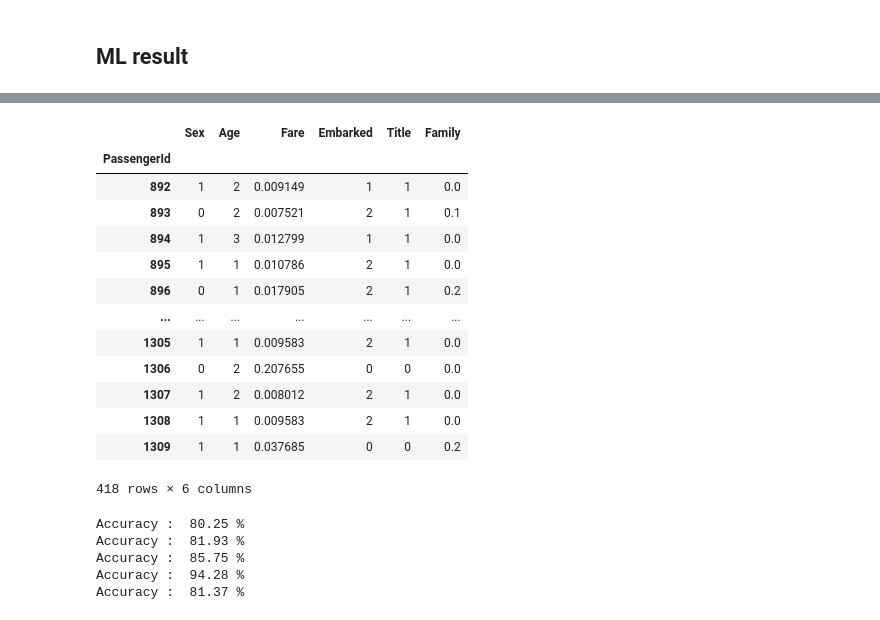
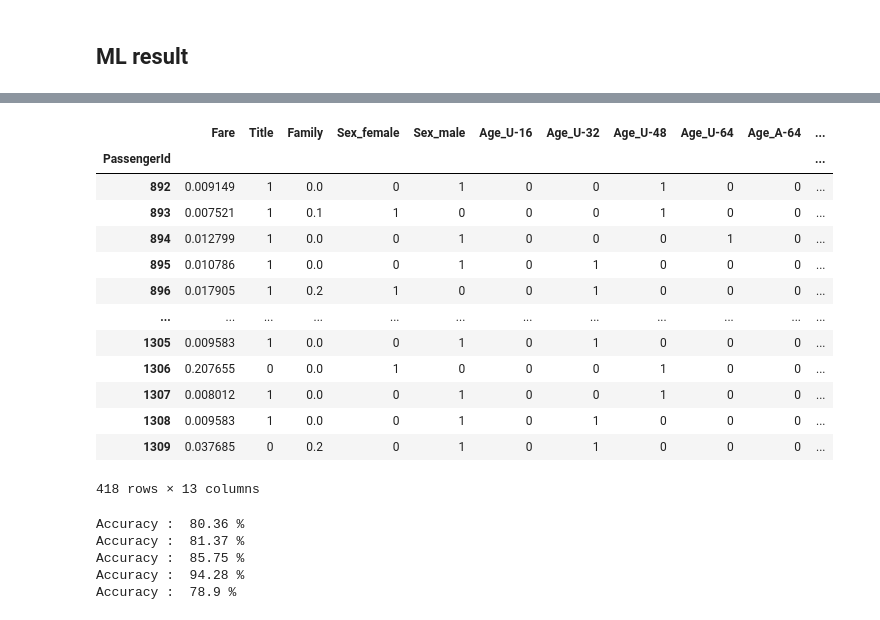
Before and after one commit to Douggy91/Practice-1, a Jupyter notebook: Titanic_Kaggle.ipynb, the cells around one changed output, grey strips where cells are left out. Saved outputs shown, nothing was run; the diff lists cells and outputs as text; code cells hidden in the pictures.

Commit message:
Add files via upload
titanic_using dummies ver

```diff
--- a/Titanic_Kaggle.ipynb
+++ b/Titanic_Kaggle.ipynb
@@ -153,7 +153,6 @@ df.drop(columns=['Cabin', 'Name','Ticket'], inplace = True)
 # %%
 df['Age'].fillna(value = int(df['Age'].mean()), inplace = True)
 df['Embarked'].fillna(value = 'S', inplace = True)
-df['Embarked'] = LabelEncoder().fit_transform(df[['Embarked']])
 df.head()
 #S =2, Q =1 ,C=0,
 # %% [output]
@@ -167,3 +165,0 @@ df.head()
-# %%
-df['Sex'] = LabelEncoder().fit_transform(df[['Sex']])
-df #male = 1, Female = 0
@@ -201,7 +182,7 @@ df['Age'].max()
 # %% [output]
 80.0
 # %%
-df['Age'] = pd.cut(df['Age'], bins=[0,16,32,48,64,80], labels=['0','1','2','3','4'])
+df['Age'] = pd.cut(df['Age'], bins=[0,16,32,48,64,80], labels=['U-16','U-32','U-48','U-64','A-64'])
 df
 # %% [output]
 |  | Pclass | Sex | Age | SibSp | Parch | Fare | Embarked | Title |
@@ -240,4 +221,6 @@ df
 1309 rows × 7 columns
+# %%
+df = pd.get_dummies(df)
 # %% [markdown]
 ## ML result
 # %%
@@ -253,22 +254,24 @@ from sklearn.utils import shuffle
 # %%
 train_x = df.iloc[:891,1:]
+train_y = train_y[:891]
+
 test_x = df.iloc[891:,1:]
 test_x
 # %% [output]
-|  | Sex | Age | Fare | Embarked | Title | Family |
-| PassengerId |  |  |  |  |  |  |
-| 892 | 1 | 2 | 0.009149 | 1 | 1 | 0.0 |
-| 893 | 0 | 2 | 0.007521 | 2 | 1 | 0.1 |
-| 894 | 1 | 3 | 0.012799 | 1 | 1 | 0.0 |
-| 895 | 1 | 1 | 0.010786 | 2 | 1 | 0.0 |
-| 896 | 0 | 1 | 0.017905 | 2 | 1 | 0.2 |
-| ... | ... | ... | ... | ... | ... | ... |
-| 1305 | 1 | 1 | 0.009583 | 2 | 1 | 0.0 |
-| 1306 | 0 | 2 | 0.207655 | 0 | 0 | 0.0 |
-| 1307 | 1 | 2 | 0.008012 | 2 | 1 | 0.0 |
-| 1308 | 1 | 1 | 0.009583 | 2 | 1 | 0.0 |
-| 1309 | 1 | 1 | 0.037685 | 0 | 0 | 0.2 |
+|  | Fare | Title | Family | Sex_female | Sex_male | Age_U-16 | Age_U-32 | Age_U-48 | Age_U-64 | Age_A-64 | ... |
+| PassengerId |  |  |  |  |  |  |  |  |  |  | ... |
+| 892 | 0.009149 | 1 | 0.0 | 0 | 1 | 0 | 0 | 1 | 0 | 0 | ... |
+| 893 | 0.007521 | 1 | 0.1 | 1 | 0 | 0 | 0 | 1 | 0 | 0 | ... |
+| 894 | 0.012799 | 1 | 0.0 | 0 | 1 | 0 | 0 | 0 | 1 | 0 | ... |
+| 895 | 0.010786 | 1 | 0.0 | 0 | 1 | 0 | 1 | 0 | 0 | 0 | ... |
+| 896 | 0.017905 | 1 | 0.2 | 1 | 0 | 0 | 1 | 0 | 0 | 0 | ... |
+| ... | ... | ... | ... | ... | ... | ... | ... | ... | ... | ... | ... |
+| 1305 | 0.009583 | 1 | 0.0 | 0 | 1 | 0 | 1 | 0 | 0 | 0 | ... |
+| 1306 | 0.207655 | 0 | 0.0 | 1 | 0 | 0 | 0 | 1 | 0 | 0 | ... |
+| 1307 | 0.008012 | 1 | 0.0 | 0 | 1 | 0 | 0 | 1 | 0 | 0 | ... |
+| 1308 | 0.009583 | 1 | 0.0 | 0 | 1 | 0 | 1 | 0 | 0 | 0 | ... |
+| 1309 | 0.037685 | 0 | 0.2 | 0 | 1 | 0 | 1 | 0 | 0 | 0 | ... |
-418 rows × 6 columns
+418 rows × 13 columns
 # %%
 train_x, train_y = shuffle(train_x, train_y, random_state = 2021)
 # %%
@@ -289,8 +292,8 @@ rf_pred = train_and_test(RandomForestClassifier(n_estimators=100))
 # Navie Bayes
 nb_pred = train_and_test(GaussianNB())
 # %% [output]
-Accuracy :  80.25 %
-Accuracy :  81.93 %
+Accuracy :  80.36 %
+Accuracy :  81.37 %
 Accuracy :  85.75 %
 Accuracy :  94.28 %
-Accuracy :  81.37 %
+Accuracy :  78.9 %
```
Also changed, not shown: parts of 7 cells of this notebook.
